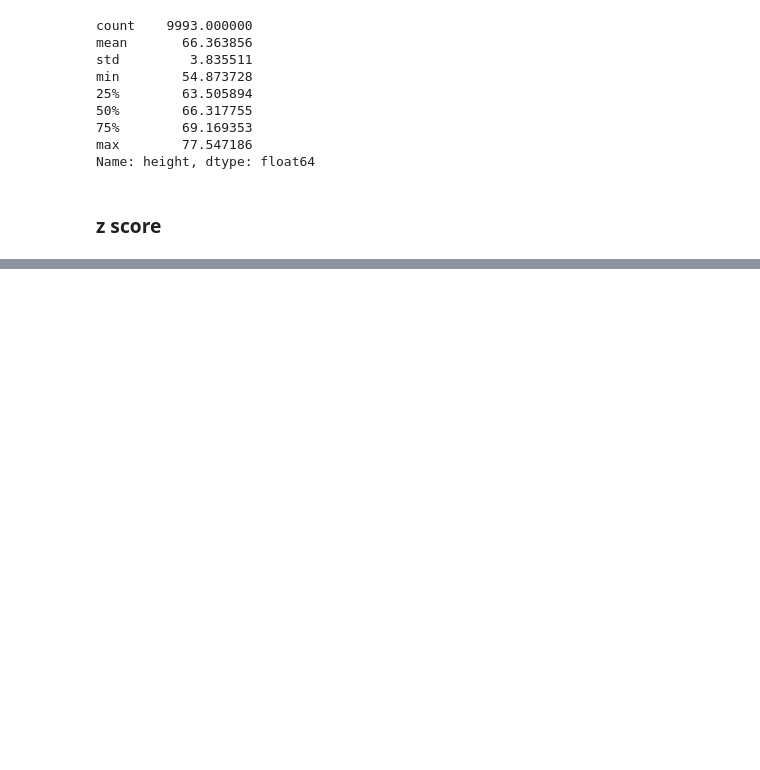
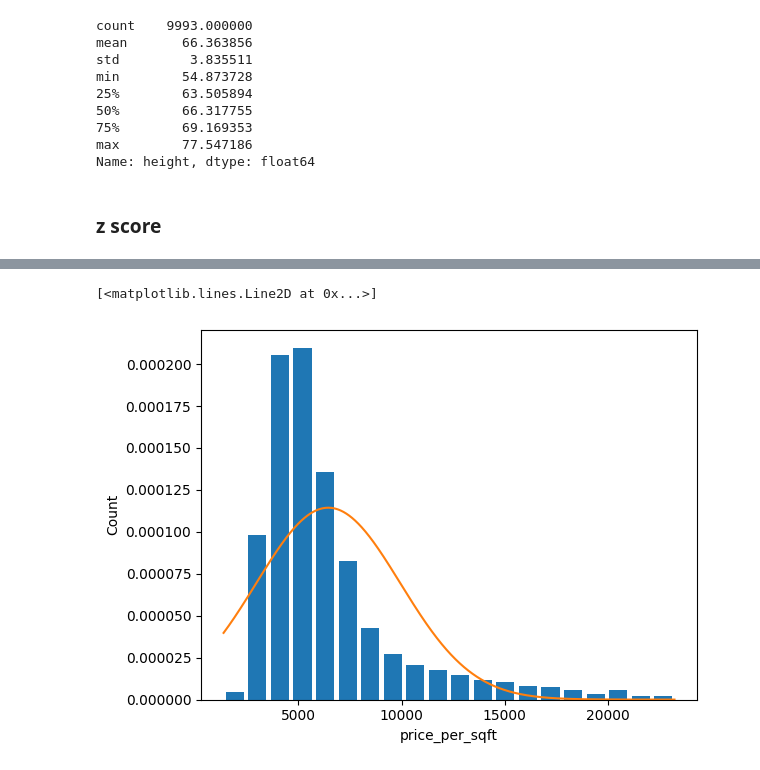
Before and after one commit to shadrack71/Machine-learning-projects, a Jupyter notebook: machine_learning.ipynb, the cells around one changed output, grey strips where cells are left out. Drawn from its saved outputs; the diff is of its cells as text; code cells hidden in the pictures; blank space fills up the shorter version.

```diff
--- a/machine_learning.ipynb
+++ b/machine_learning.ipynb
@@ -2512,0 +2573,3 @@ Name: height, dtype: float64
+# %%
+min_limit , max_limit = df.price_per_sqft.quantile([0.001,0.999])
+min_limit , max_limit
@@ -2512,0 +2578,3 @@ Name: height, dtype: float64
+# %%
+df2 = df[(df.price_per_sqft < max_limit) &  (df.price_per_sqft > min_limit)]
+df2.shape
@@ -2512,0 +2583,4 @@ Name: height, dtype: float64
+# %%
+upper_limit = df2.price_per_sqft.mean() + 4*df2.price_per_sqft.std()
+lower_limit = df2.price_per_sqft.mean()  - 4*df2.price_per_sqft.std()
+upper_limit,lower_limit
@@ -2512,0 +2589,4 @@ Name: height, dtype: float64
+# %%
+df3 = df2[(df2.price_per_sqft < upper_limit) & (df2.price_per_sqft > lower_limit)]
+df3.sample(20
+          )
@@ -2512,0 +2611,10 @@ Name: height, dtype: float64
+# %%
+plt.hist(df3.price_per_sqft, bins=20, rwidth=0.8, density=True)
+plt.xlabel('price_per_sqft')
+plt.ylabel('Count')
+
+rng = np.arange(df3.price_per_sqft.min(), df3.price_per_sqft.max(), 0.1)
+plt.plot(rng, norm.pdf(rng,df3.price_per_sqft.mean(),df3.price_per_sqft.std()))
+# %% [output]
+[<matplotlib.lines.Line2D at 0x...>]
+[figure, added]
```
Also changed, not shown: parts of 13 cells of this notebook.
